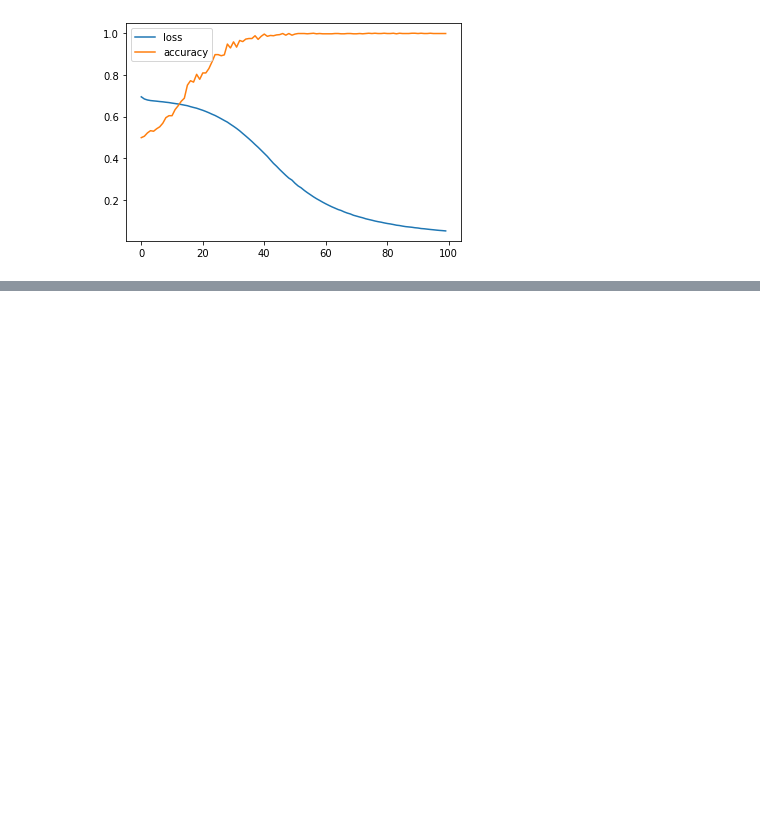
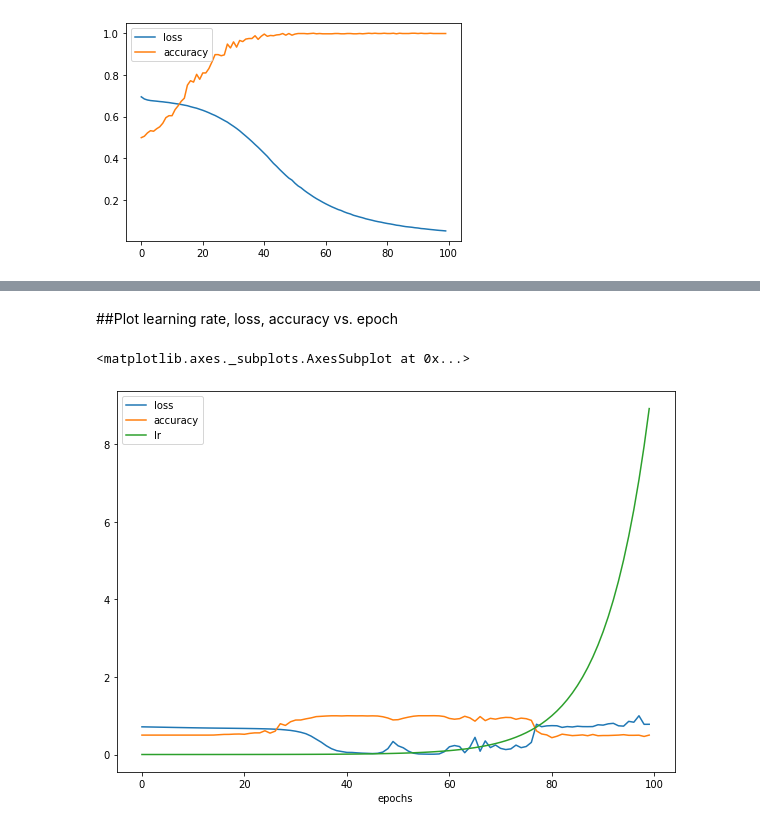
Before and after one commit to ehsanem/Tensorflow, a Jupyter notebook: Classification.ipynb, the cells around one changed output, grey strips where cells are left out. Saved outputs shown, nothing was run; the diff lists cells and outputs as text; code cells hidden in the pictures; blank space fills up the shorter version.

Commit message:
Learning rate

```diff
--- a/Classification.ipynb
+++ b/Classification.ipynb
@@ -141,0 +150,14 @@ pd.DataFrame(history_01.history).plot()
+# %%
+tf.random.set_seed(42)
+model_02 = tf.keras.Sequential([
+    tf.keras.layers.Dense(10, activation='relu'),
+    tf.keras.layers.Dense(10, activation='relu'),
+    tf.keras.layers.Dense(1, activation=tf.keras.activations.sigmoid)
+])
+
+model_02.compile(optimizer=tf.keras.optimizers.Adam(),
+              loss=tf.keras.losses.binary_crossentropy,
+              metrics = ['accuracy'])
+
+lr_scheduler = tf.keras.callbacks.LearningRateScheduler(lambda epoch: 1e-4 * 10**(epoch/20))
+history_02= model_02.fit(X_train, y_train, epochs=100,callbacks=[lr_scheduler], verbose = 1)
@@ -141,0 +182,7 @@ pd.DataFrame(history_01.history).plot()
+# %% [markdown]
+##Plot learning rate, loss, accuracy vs. epoch
+# %%
+pd.DataFrame(history_02.history).plot(figsize=(10,7),xlabel='epochs')
+# %% [output]
+<matplotlib.axes._subplots.AxesSubplot at 0x...>
+[figure, added]
```
Also changed, not shown: parts of 5 cells of this notebook.
